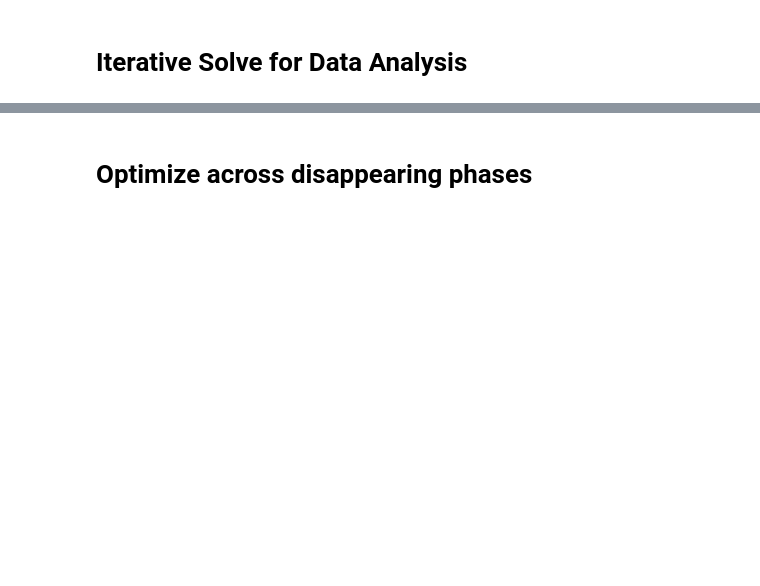
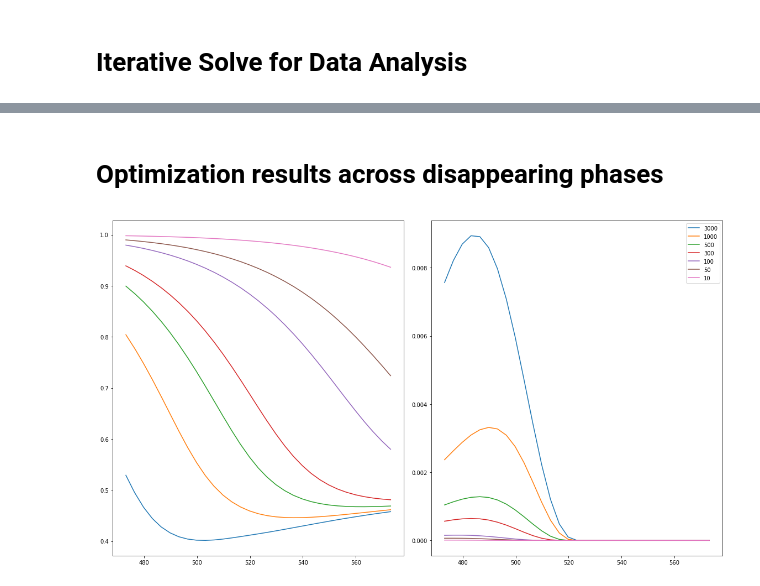
Before and after one commit to naienh/FT-Reactive-Distillation-Pyomo, a Jupyter notebook: showcase/2nd Level Reactive_Flash_MPCC_beta_NCP.ipynb, the cells around one changed output, grey strips where cells are left out. Drawn from its saved outputs; the diff is of its cells as text; code cells hidden in the pictures; blank space fills up the shorter version.

Commit message:
finished beta method, completed plots of different cat and T range

```diff
--- a/showcase/2nd Level Reactive_Flash_MPCC_beta_NCP.ipynb
+++ b/showcase/2nd Level Reactive_Flash_MPCC_beta_NCP.ipynb
@@ -454,3 +271,0 @@ model.epi = 1e-12
-# %%
-results = opt.solve(model,tee=True)
-update_dual(pe,model)
@@ -514,20 +311,2 @@ C56H114                  2.0543%                         0.0000%
-# %%
-# epi = 1e-8
-
-model.epi = 1e-8
-
-results = opt.solve(model,tee=True)
-update_dual(pe,model)
-
-model.T.value
-
-model.s_L.value
-
-model.L['out'].value
-
-print('Component\t\tLiquid: {:.4f}\t\t\tVapor: {:.4f}'.format(model.L['out'].value,model.V['out'].value))
-print('-'*108)
-for i in model.x:
-    print('{:10s}'.format(i),'\t\t{:8.4%}\t\t\t{:8.4%}'.format(model.x[i].value,model.y[i].value))
 # %% [markdown]
 # Iterative Solve for Data Analysis
@@ -536,3 +313,7 @@ update_dual(pe,model)
+# %%
+results_anchor = results
+update_dual(pe,model)
+model.solutions.store_to(results_anchor)
 # %%
 opt.options['warm_start_init_point'] = 'yes'
 opt.options['warm_start_bound_push'] = 1e-20
@@ -579,0 +322,3 @@ for Tub in Trange:
+# %%
+catrange = [3000,1000,500,300,100,50,10]
+Trange = np.linspace(300+273.15,200+273.15,31)
@@ -580,2 +402,2 @@ for Tub in Trange:
 # %% [markdown]
-# Optimize across disappearing phases
+# Optimization results across disappearing phases
@@ -593,0 +404,16 @@ update_dual(pe,model)
+# %%
+fig, (ax1,ax2) = plt.subplots(1,2,figsize=(16,9))
+for c in catrange:
+    ax1.plot(Trange,rf_data_master[c]['V'])
+
+
+
+for c in catrange:
+    ax2.plot(Trange,rf_data_master[c]['L'])
+
+ax2.legend(catrange)
+
+plt.tight_layout()
+plt.show()
+# %% [output]
+[figure, added]
```
Also changed, not shown: parts of 57 cells of this notebook, 1 other file.
